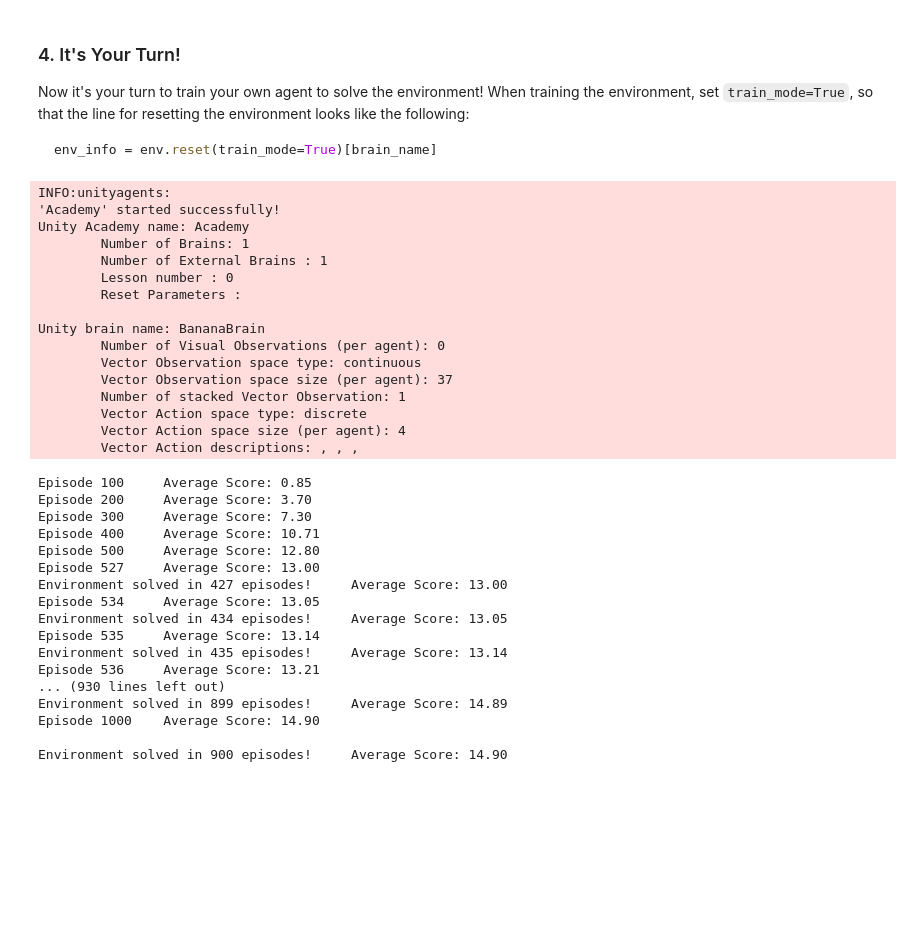
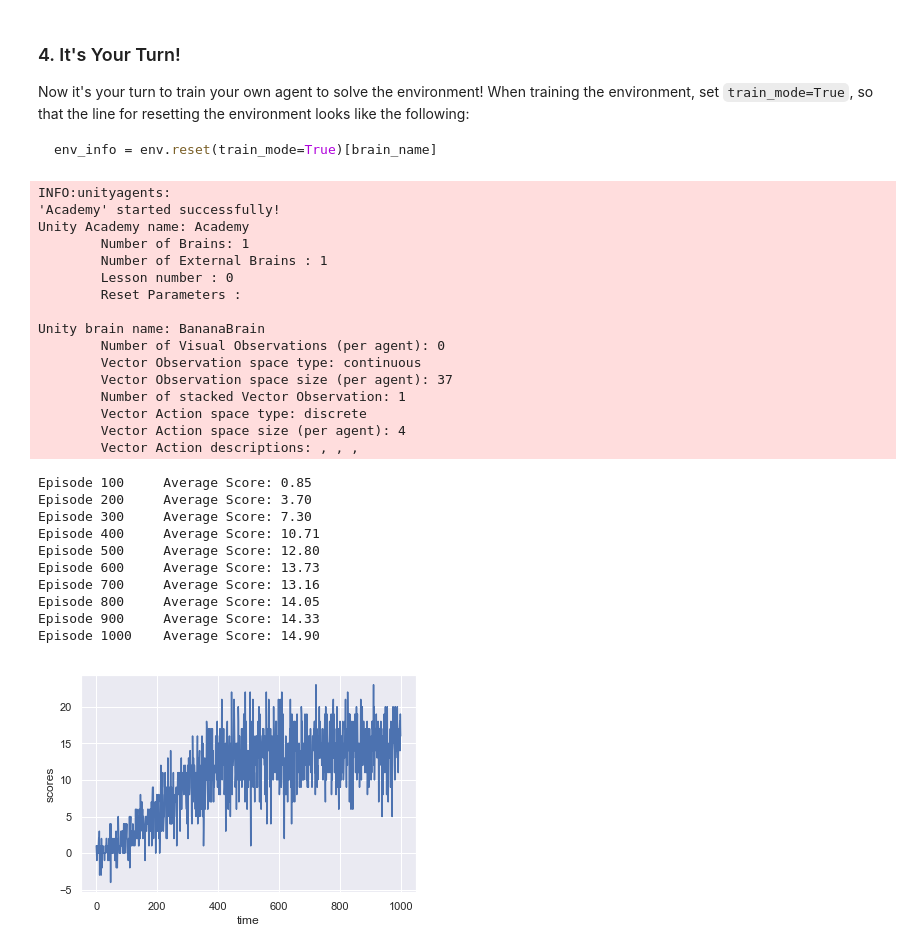
Before and after one commit to romth777/deep-reinforcement-learning, a Jupyter notebook: p1_navigation/Navigation.ipynb, the cells around one changed output. Cells and saved outputs as stored; diff of their text form; code cells hidden in the pictures; blank space fills up the shorter version.

```diff
--- a/p1_navigation/Navigation.ipynb
+++ b/p1_navigation/Navigation.ipynb
@@ -359,14 +359,12 @@ def dqn(n_episodes=1000, max_t=1000, eps_start=1.0, eps_end=0.05, eps_decay=0.99
         if i_episode % 100 == 0:
             print('\rEpisode {}\tAverage Score: {:.2f}'.format(i_episode, np.mean(scores_window)))
         if np.mean(scores_window) >= 13.0:
-            print('\nEnvironment solved in {:d} episodes!\tAverage Score: {:.2f}'.format(i_episode - 100,
-                                                                                         np.mean(scores_window)))
             torch.save(agent.qnetwork_local.state_dict(), 'checkpoint_{0:d}_{1:.2f}'.format(i_episode-100, np.mean(scores_window)) + '.pth')
-    return scores
+    return scores, scores_window
 # %%
 env = UnityEnvironment(file_name=exe_path, seed=72)
 agent = Agent(state_size, action_size, seed=72)
-score = dqn()
+scores, scores_window = dqn()
 # %% [output]
 INFO:unityagents:
 'Academy' started successfully!
@@ -389,17 +387,19 @@ Episode 200     Average Score: 3.70
 Episode 300     Average Score: 7.30
 Episode 400     Average Score: 10.71
 Episode 500     Average Score: 12.80
-Episode 527     Average Score: 13.00
-Environment solved in 427 episodes!     Average Score: 13.00
-Episode 534     Average Score: 13.05
-Environment solved in 434 episodes!     Average Score: 13.05
-Episode 535     Average Score: 13.14
-Environment solved in 435 episodes!     Average Score: 13.14
-Episode 536     Average Score: 13.21
-... (930 lines left out)
-Environment solved in 899 episodes!     Average Score: 14.89
+Episode 600     Average Score: 13.73
+Episode 700     Average Score: 13.16
+Episode 800     Average Score: 14.05
+Episode 900     Average Score: 14.33
 Episode 1000    Average Score: 14.90
-
-Environment solved in 900 episodes!     Average Score: 14.90
 # %%
 env.close()
+# %%
+import seaborn as sns; sns.set()
+import matplotlib.pyplot as plt
+import pandas as pd
+df = pd.DataFrame(dict(time=np.arange(1000),
+                       scores=scores))
+ax = sns.lineplot(x="time", y="scores", data=df)
+# %% [output]
+[figure, added]
```
Also changed, not shown: 3 other files.
